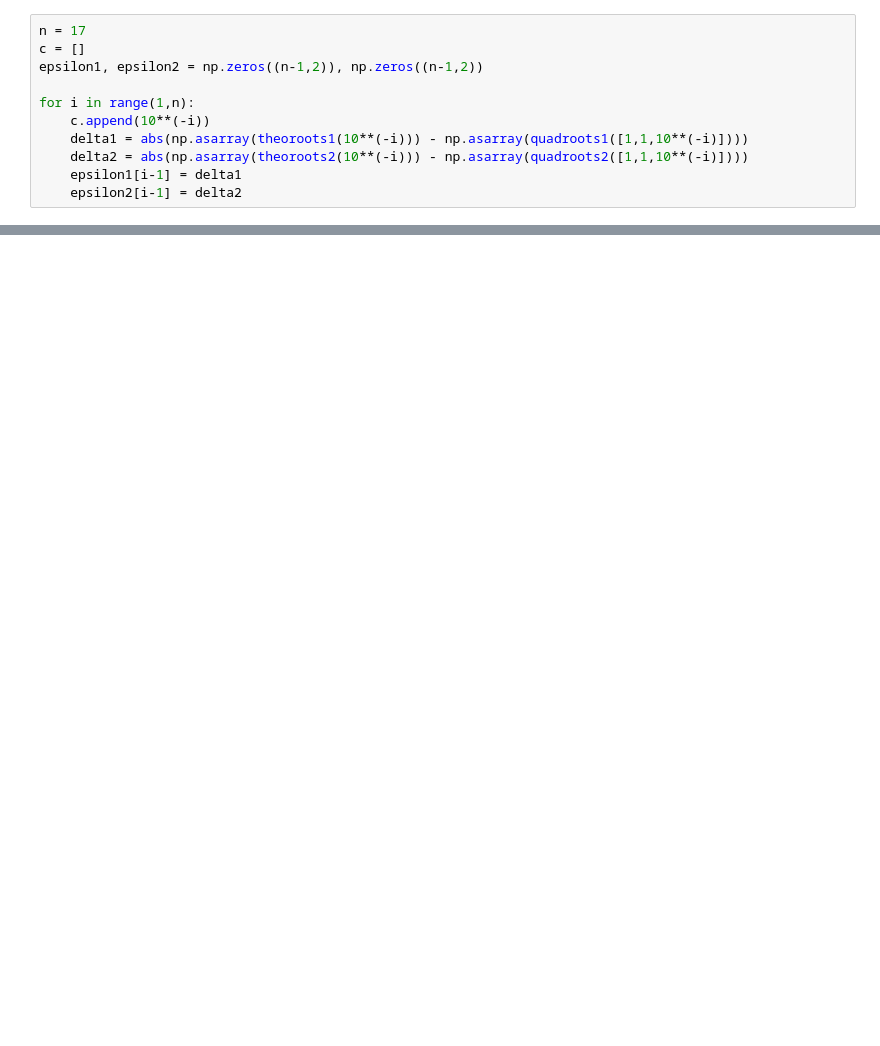
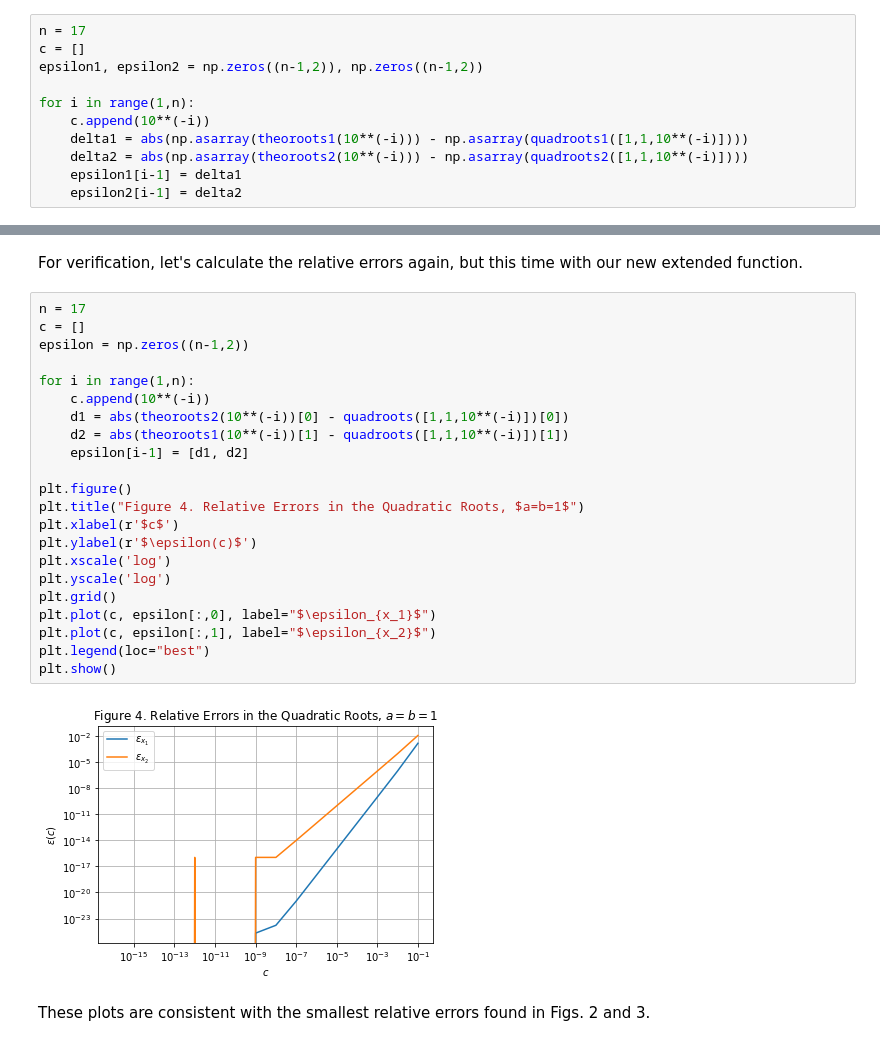
Before and after one commit to sabaronett/computational-physics-class-404-604-Spring-2020, a Jupyter notebook: homework/hw02.ipynb, the cells around one changed output, grey strips where cells are left out. Drawn from its saved outputs; the diff is of its cells as text; blank space fills up the shorter version.

```diff
--- a/homework/hw02.ipynb
+++ b/homework/hw02.ipynb
@@ -389,0 +460,28 @@ We also notice that our measure of $\epsilon_2(c)$ can be no more accurate than
+# %% [markdown]
+For verification, let's calculate the relative errors again, but this time with our new extended function.
+# %%
+n = 17
+c = []
+epsilon = np.zeros((n-1,2))
+
+for i in range(1,n):
+    c.append(10**(-i))
+    d1 = abs(theoroots2(10**(-i))[0] - quadroots([1,1,10**(-i)])[0])
+    d2 = abs(theoroots1(10**(-i))[1] - quadroots([1,1,10**(-i)])[1])
+    epsilon[i-1] = [d1, d2]
+
+plt.figure()
+plt.title("Figure 4. Relative Errors in the Quadratic Roots, $a=b=1$")
+plt.xlabel(r'$c$')
+plt.ylabel(r'$\epsilon(c)$')
+plt.xscale('log')
+plt.yscale('log')
+plt.grid()
+plt.plot(c, epsilon[:,0], label="$\epsilon_{x_1}$")
+plt.plot(c, epsilon[:,1], label="$\epsilon_{x_2}$")
+plt.legend(loc="best")
+plt.show()
+# %% [output]
+[figure, added]
+# %% [markdown]
+These plots are consistent with the smallest relative errors found in Figs. 2 and 3.
```
Also changed, not shown: parts of 12 cells of this notebook.
